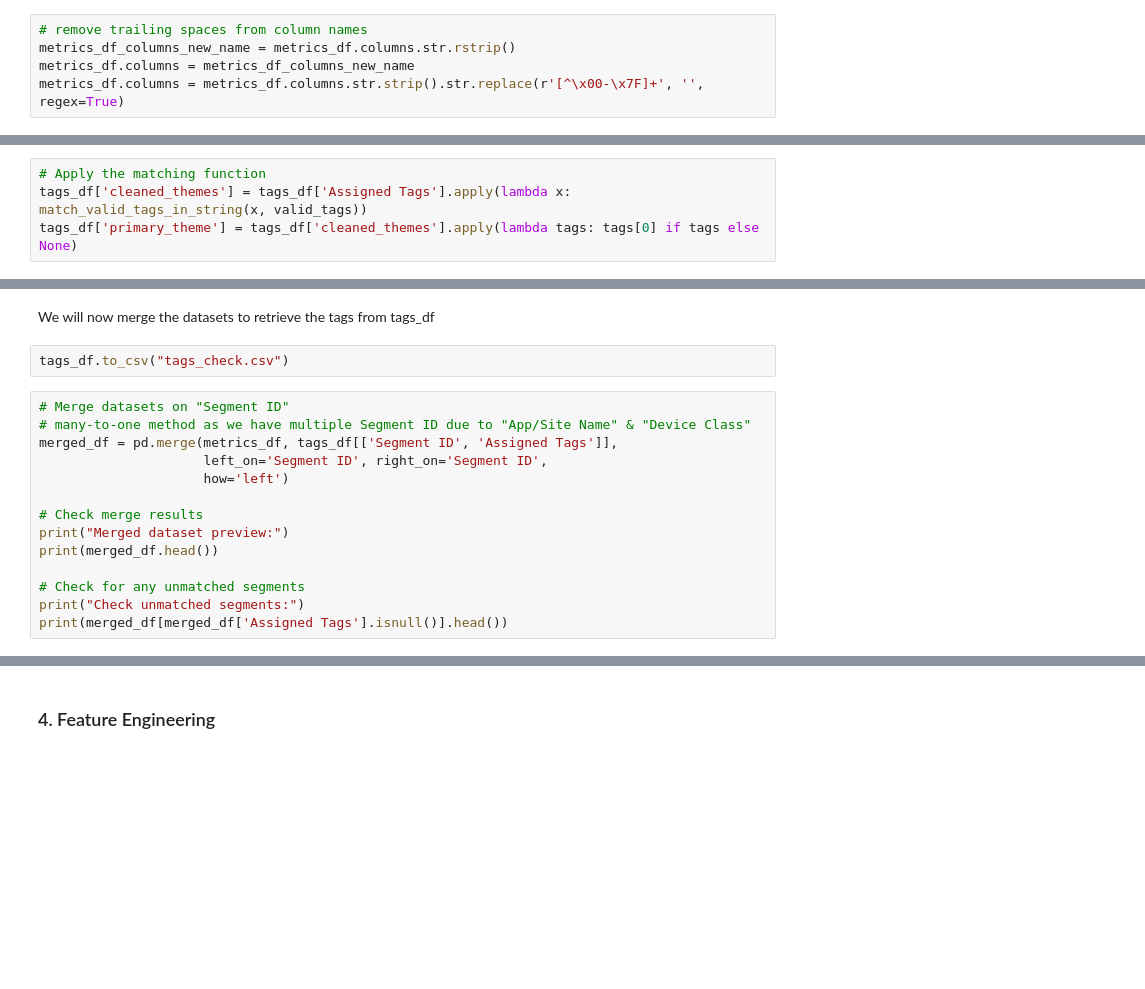
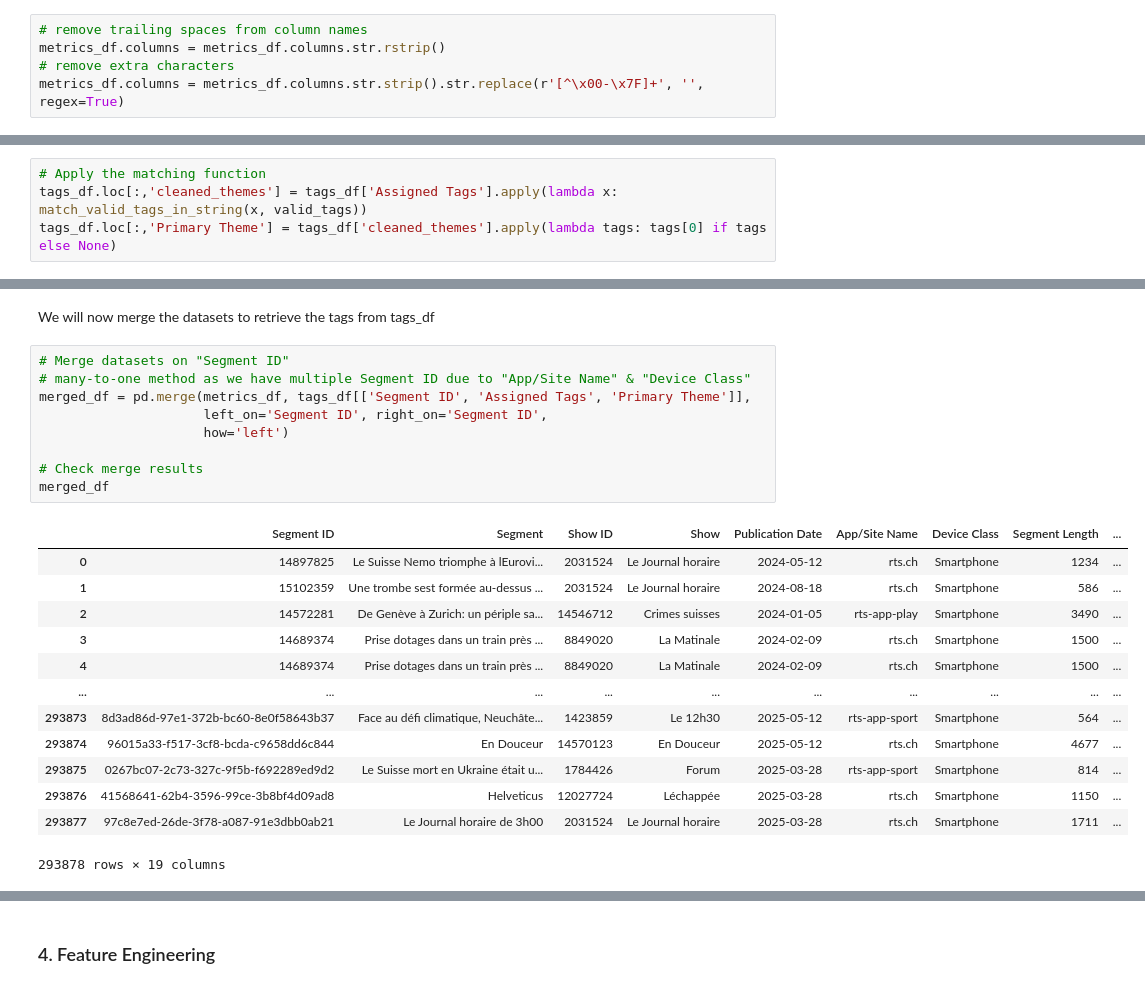
Before and after one commit to hugodup/rts-data-analyst-case, a Jupyter notebook: notebooks/rts_analysis.ipynb, the cells around one changed output, grey strips where cells are left out. Cells and saved outputs as stored; diff of their text form; blank space fills up the shorter version.

Commit message:
Cleaned files and combined them

```diff
--- a/notebooks/rts_analysis.ipynb
+++ b/notebooks/rts_analysis.ipynb
@@ -201,6 +196,6 @@ dtype: int64
 #### 2.1.1. Cleaning titles
 # %%
 # remove trailing spaces from column names
-metrics_df_columns_new_name = metrics_df.columns.str.rstrip()
-metrics_df.columns = metrics_df_columns_new_name
+metrics_df.columns = metrics_df.columns.str.rstrip()
+# remove extra characters
 metrics_df.columns = metrics_df.columns.str.strip().str.replace(r'[^\x00-\x7F]+', '', regex=True)
@@ -454,5 +469,5 @@ def match_valid_tags_in_string(tag_string, valid_tags):
     return [tag for tag in valid_tags if tag in tag_string]
 # %%
 # Apply the matching function
-tags_df['cleaned_themes'] = tags_df['Assigned Tags'].apply(lambda x: match_valid_tags_in_string(x, valid_tags))
-tags_df['primary_theme'] = tags_df['cleaned_themes'].apply(lambda tags: tags[0] if tags else None)
+tags_df.loc[:,'cleaned_themes'] = tags_df['Assigned Tags'].apply(lambda x: match_valid_tags_in_string(x, valid_tags))
+tags_df.loc[:,'Primary Theme'] = tags_df['cleaned_themes'].apply(lambda tags: tags[0] if tags else None)
@@ -476,19 +524,26 @@ tags_df
 ### 3. Data Transformation
 # %% [markdown]
 We will now merge the datasets to retrieve the tags from tags_df
-# %%
-tags_df.to_csv("tags_check.csv")
 # %%
 # Merge datasets on "Segment ID"
 # many-to-one method as we have multiple Segment ID due to "App/Site Name" & "Device Class"
-merged_df = pd.merge(metrics_df, tags_df[['Segment ID', 'Assigned Tags']],
+merged_df = pd.merge(metrics_df, tags_df[['Segment ID', 'Assigned Tags', 'Primary Theme']],
                      left_on='Segment ID', right_on='Segment ID',
                      how='left')
 
 # Check merge results
-print("Merged dataset preview:")
-print(merged_df.head())
-
-# Check for any unmatched segments
-print("Check unmatched segments:")
-print(merged_df[merged_df['Assigned Tags'].isnull()].head())
+merged_df
+# %% [output]
+|  | Segment ID | Segment | Show ID | Show | Publication Date | App/Site Name | Device Class | Segment Length | ... |
+| 0 | 14897825 | Le Suisse Nemo triomphe à lEurovi... | 2031524 | Le Journal horaire | 2024-05-12 | rts.ch | Smartphone | 1234 | ... |
+| 1 | 15102359 | Une trombe sest formée au-dessus ... | 2031524 | Le Journal horaire | 2024-08-18 | rts.ch | Smartphone | 586 | ... |
+| 2 | 14572281 | De Genève à Zurich: un périple sa... | 14546712 | Crimes suisses | 2024-01-05 | rts-app-play | Smartphone | 3490 | ... |
+| 3 | 14689374 | Prise dotages dans un train près ... | 8849020 | La Matinale | 2024-02-09 | rts.ch | Smartphone | 1500 | ... |
+| 4 | 14689374 | Prise dotages dans un train près ... | 8849020 | La Matinale | 2024-02-09 | rts.ch | Smartphone | 1500 | ... |
+| ... | ... | ... | ... | ... | ... | ... | ... | ... | ... |
+| 293873 | 8d3ad86d-97e1-372b-bc60-8e0f58643b37 | Face au défi climatique, Neuchâte... | 1423859 | Le 12h30 | 2025-05-12 | rts-app-sport | Smartphone | 564 | ... |
+| 293874 | 96015a33-f517-3cf8-bcda-c9658dd6c844 | En Douceur | 14570123 | En Douceur | 2025-05-12 | rts.ch | Smartphone | 4677 | ... |
+| 293875 | 0267bc07-2c73-327c-9f5b-f692289ed9d2 | Le Suisse mort en Ukraine était u... | 1784426 | Forum | 2025-03-28 | rts-app-sport | Smartphone | 814 | ... |
+| 293876 | 41568641-62b4-3596-99ce-3b8bf4d09ad8 | Helveticus | 12027724 | Léchappée | 2025-03-28 | rts.ch | Smartphone | 1150 | ... |
+| 293877 | 97c8e7ed-26de-3f78-a087-91e3dbb0ab21 | Le Journal horaire de 3h00 | 2031524 | Le Journal horaire | 2025-03-28 | rts.ch | Smartphone | 1711 | ... |
+293878 rows × 19 columns
```
Also changed, not shown: parts of 27 cells of this notebook, 4 other files.
